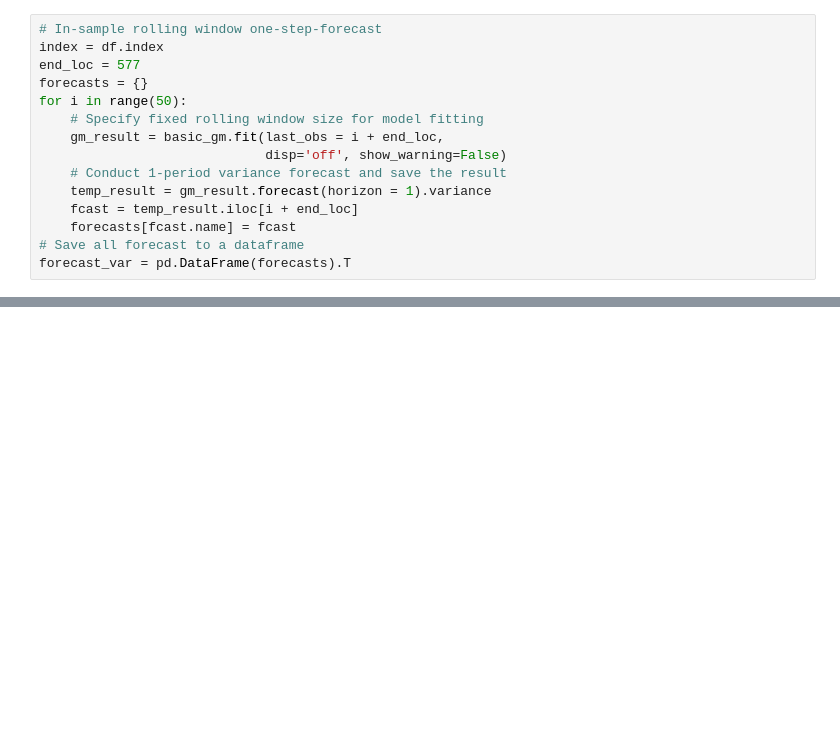
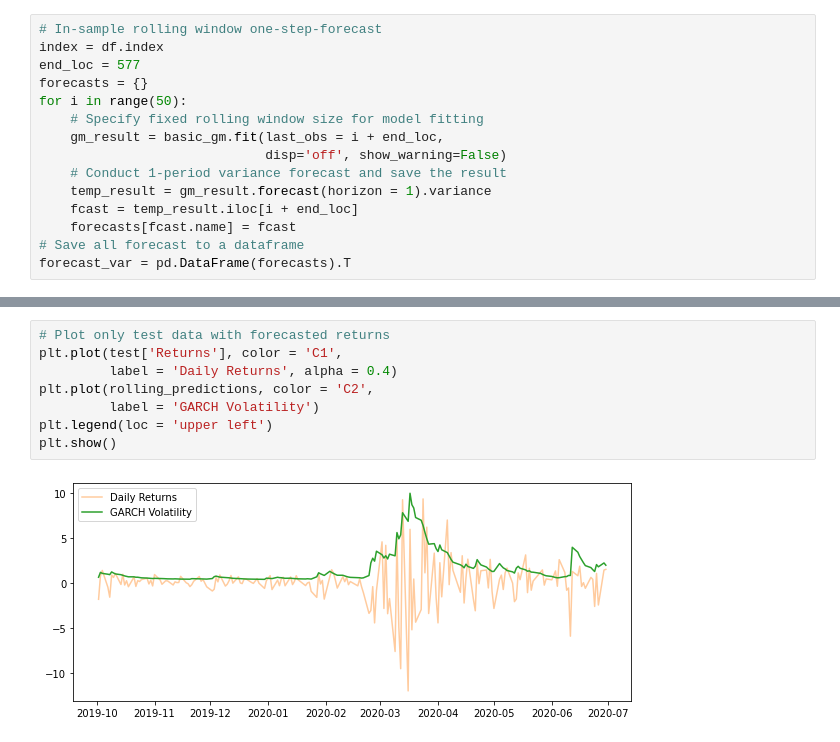
Before and after one commit to jbogocz/arima_garch, a Jupyter notebook: garch.ipynb, the cells around one changed output, grey strips where cells are left out. Drawn from its saved outputs; the diff is of its cells as text; blank space fills up the shorter version.

```diff
--- a/garch.ipynb
+++ b/garch.ipynb
@@ -216,0 +255,10 @@ plt.show()
+# %%
+# Plot only test data with forecasted returns
+plt.plot(test['Returns'], color = 'C1',
+         label = 'Daily Returns', alpha = 0.4)
+plt.plot(rolling_predictions, color = 'C2',
+         label = 'GARCH Volatility')
+plt.legend(loc = 'upper left')
+plt.show()
+# %% [output]
+[figure, added]
```
Also changed, not shown: parts of 5 cells of this notebook.
